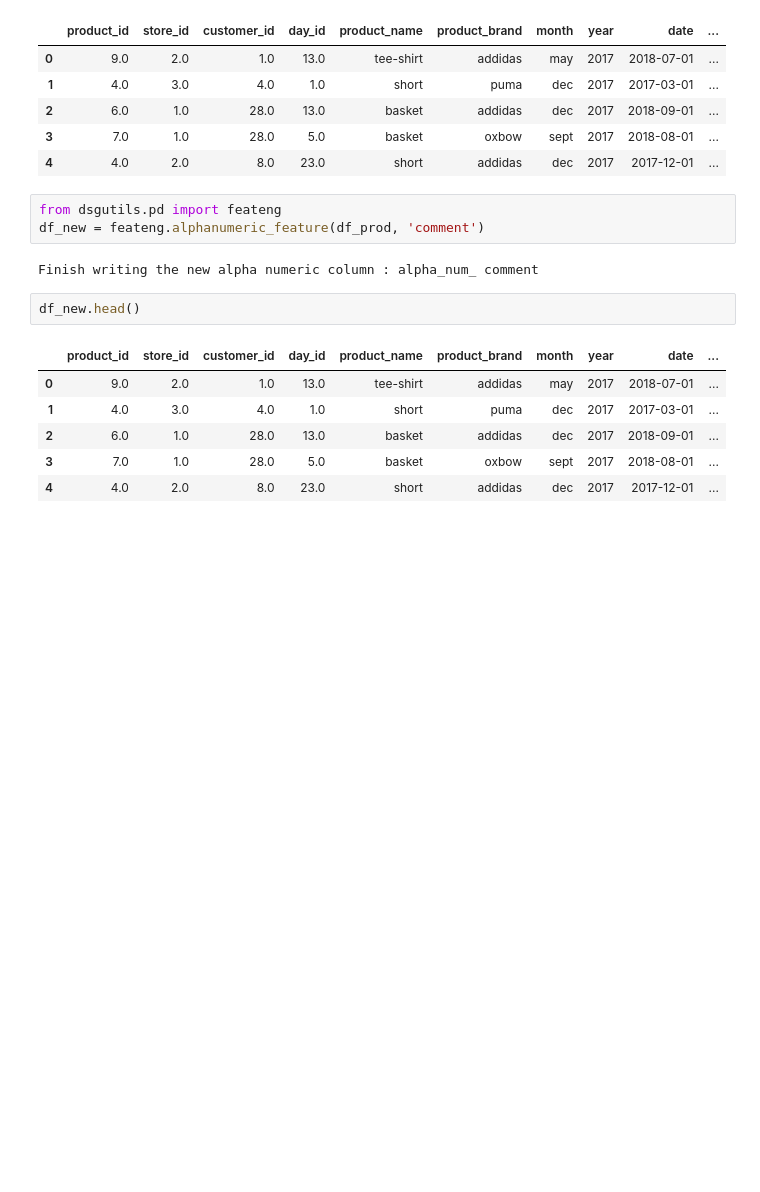
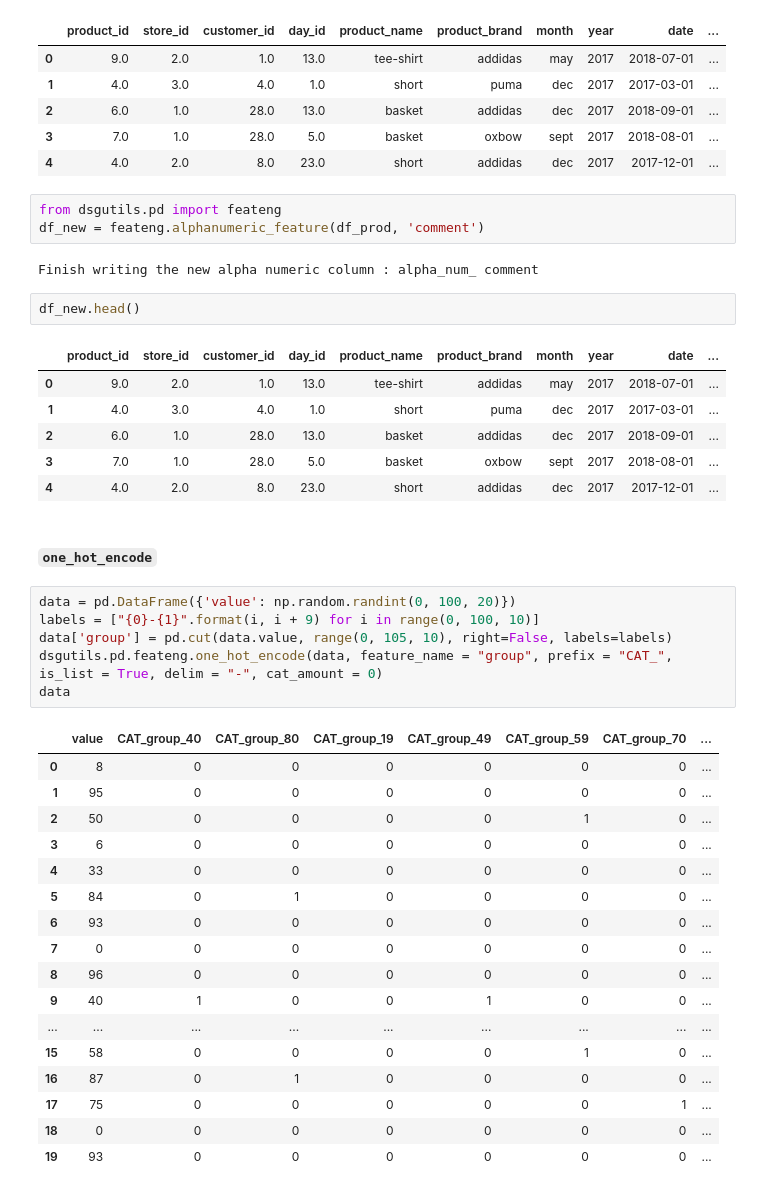
Before and after one commit to datascienceisrael/python3-dsgutils, a Jupyter notebook: examples.ipynb, the cells around one changed output. Cells and saved outputs as stored; diff of their text form; blank space fills up the shorter version.

```diff
--- a/examples.ipynb
+++ b/examples.ipynb
@@ -746,3 +783,29 @@ df_new.head()
 | 2 | 6.0 | 1.0 | 28.0 | 13.0 | basket | addidas | dec | 2017 | 2018-09-01 | ... |
 | 3 | 7.0 | 1.0 | 28.0 | 5.0 | basket | oxbow | sept | 2017 | 2018-08-01 | ... |
 | 4 | 4.0 | 2.0 | 8.0 | 23.0 | short | addidas | dec | 2017 | 2017-12-01 | ... |
+# %% [markdown]
+#### `one_hot_encode`
+# %%
+data = pd.DataFrame({'value': np.random.randint(0, 100, 20)})
+labels = ["{0}-{1}".format(i, i + 9) for i in range(0, 100, 10)]
+data['group'] = pd.cut(data.value, range(0, 105, 10), right=False, labels=labels)
+dsgutils.pd.feateng.one_hot_encode(data, feature_name = "group", prefix = "CAT_", is_list = True, delim = "-", cat_amount = 0)
+data
+# %% [output]
+|  | value | CAT_group_40 | CAT_group_80 | CAT_group_19 | CAT_group_49 | CAT_group_59 | CAT_group_70 | ... |
+| 0 | 8 | 0 | 0 | 0 | 0 | 0 | 0 | ... |
+| 1 | 95 | 0 | 0 | 0 | 0 | 0 | 0 | ... |
+| 2 | 50 | 0 | 0 | 0 | 0 | 1 | 0 | ... |
+| 3 | 6 | 0 | 0 | 0 | 0 | 0 | 0 | ... |
+| 4 | 33 | 0 | 0 | 0 | 0 | 0 | 0 | ... |
+| 5 | 84 | 0 | 1 | 0 | 0 | 0 | 0 | ... |
+| 6 | 93 | 0 | 0 | 0 | 0 | 0 | 0 | ... |
+| 7 | 0 | 0 | 0 | 0 | 0 | 0 | 0 | ... |
+| 8 | 96 | 0 | 0 | 0 | 0 | 0 | 0 | ... |
+| 9 | 40 | 1 | 0 | 0 | 1 | 0 | 0 | ... |
+| ... | ... | ... | ... | ... | ... | ... | ... | ... |
+| 15 | 58 | 0 | 0 | 0 | 0 | 1 | 0 | ... |
+| 16 | 87 | 0 | 1 | 0 | 0 | 0 | 0 | ... |
+| 17 | 75 | 0 | 0 | 0 | 0 | 0 | 1 | ... |
+| 18 | 0 | 0 | 0 | 0 | 0 | 0 | 0 | ... |
+| 19 | 93 | 0 | 0 | 0 | 0 | 0 | 0 | ... |
```
Also changed, not shown: parts of 46 cells of this notebook, 2 other files.
